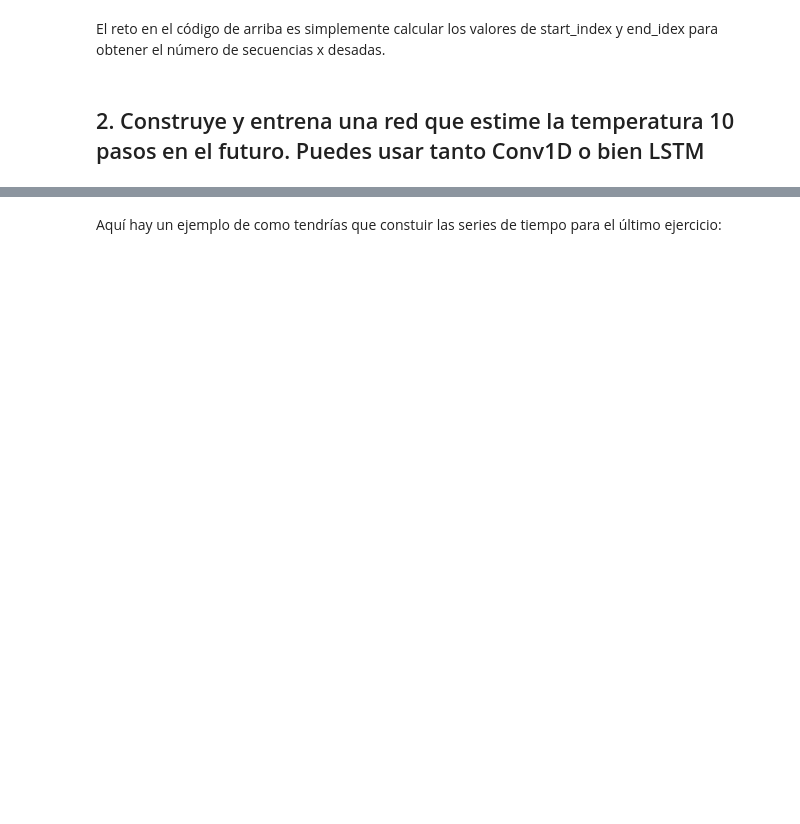
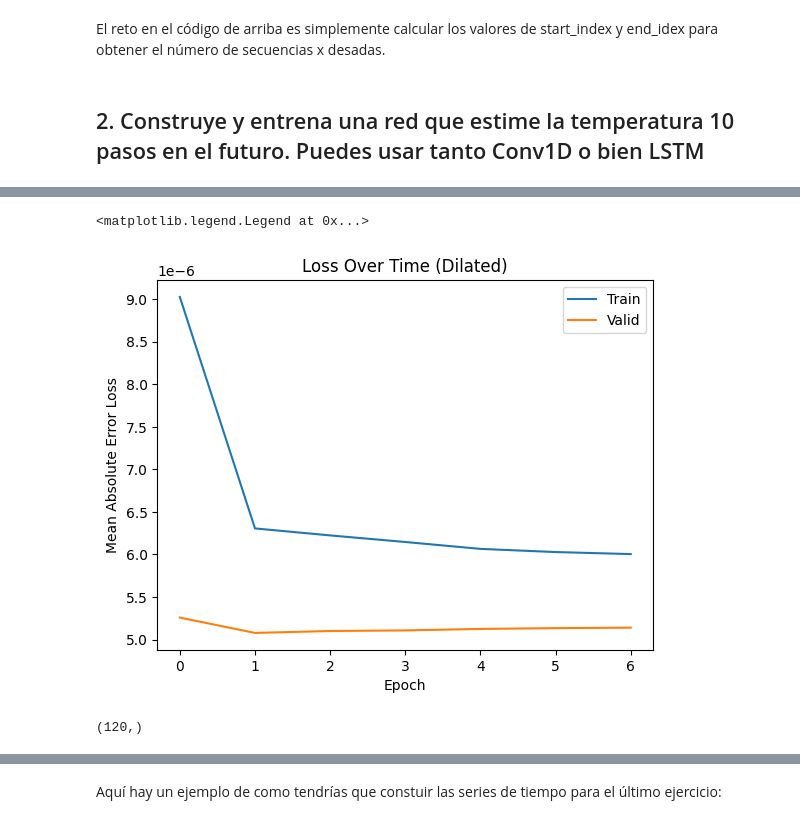
Before and after one commit to DRACDARKTIME/series_tiempo, a Jupyter notebook: PronósticoTempTarea.ipynb, the cells around one changed output, grey strips where cells are left out. Drawn from its saved outputs; the diff is of its cells as text; code cells hidden in the pictures; blank space fills up the shorter version.

```diff
--- a/PronósticoTempTarea.ipynb
+++ b/PronósticoTempTarea.ipynb
@@ -375,0 +365,3 @@ El reto en el código de arriba es simplemente calcular los valores de start_ind
+# %%
+seq_length = 120  # Sequence length used for training
+look_ahead =  10  # The number of data points the model should predict
@@ -375,0 +370,17 @@ El reto en el código de arriba es simplemente calcular los valores de start_ind
+# %%
+ks = 5
+#kernel_reg = l1_l2(1e-05, 1e-05)
+model = Sequential()
+model.add(Convolution1D(filters=32,
+                        kernel_size=ks,
+                        padding='causal',
+                        dilation_rate=1,
+                        batch_input_shape=(None,None, 1)))
+model.add(Convolution1D(filters=32, kernel_size=ks, padding='causal', dilation_rate=2))
+model.add(Convolution1D(filters=32, kernel_size=ks, padding='causal', dilation_rate=4))
+model.add(Convolution1D(filters=32, kernel_size=ks, padding='causal', dilation_rate=8))
+model.add(Convolution1D(filters=32, kernel_size=ks, padding='causal', dilation_rate=16))
+model.add(Dense(1))
+model.add(Lambda(slice, arguments={'slice_length':look_ahead}))
+
+model.summary()
@@ -375,0 +407,17 @@ El reto en el código de arriba es simplemente calcular los valores de start_ind
+# %%
+filepath = "mejor_modelo.hdf5"
+    #Checkpoint to save the model
+checkpoint = ModelCheckpoint(filepath, monitor='val_loss', verbose=1, save_best_only=True, mode='min')
+    #Early stopping
+earlystop = EarlyStopping(monitor='val_loss',mode='min',restore_best_weights=True,patience=5,verbose=1)
+model.compile(optimizer=Adam(learning_rate=0.0001),
+              loss='mean_squared_error',
+              metrics=['mse'])
+#optimizer='adam'
+#optimizer=Adam(learning_rate=0.0001)
+histdil = model.fit(train_dataset,
+                    epochs=150,
+                    batch_size=128,
+                    validation_data=val_dataset,
+                    verbose=1,
+                    callbacks=[checkpoint,earlystop])
@@ -375,0 +448,11 @@ El reto en el código de arriba es simplemente calcular los valores de start_ind
+# %%
+plt.plot(histdil.history['loss'])
+plt.plot(histdil.history['val_loss'])
+
+plt.xlabel('Epoch')
+plt.ylabel('Mean Absolute Error Loss')
+plt.title('Loss Over Time (Dilated)')
+plt.legend(['Train','Valid'])
+# %% [output]
+<matplotlib.legend.Legend at 0x...>
+[figure, added]
@@ -375,0 +481,5 @@ El reto en el código de arriba es simplemente calcular los valores de start_ind
+# %%
+B = X[0,:].numpy()
+B.shape
+# %% [output]
+(120,)
```
Also changed, not shown: parts of 80 cells of this notebook, 1 other file.
